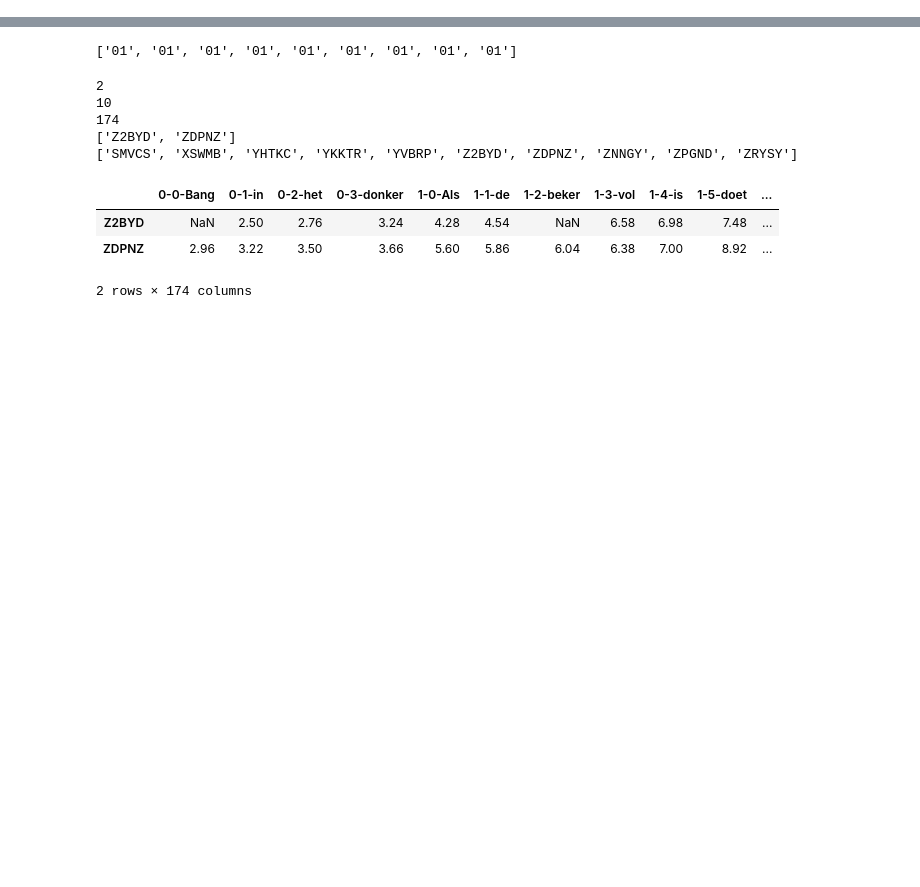
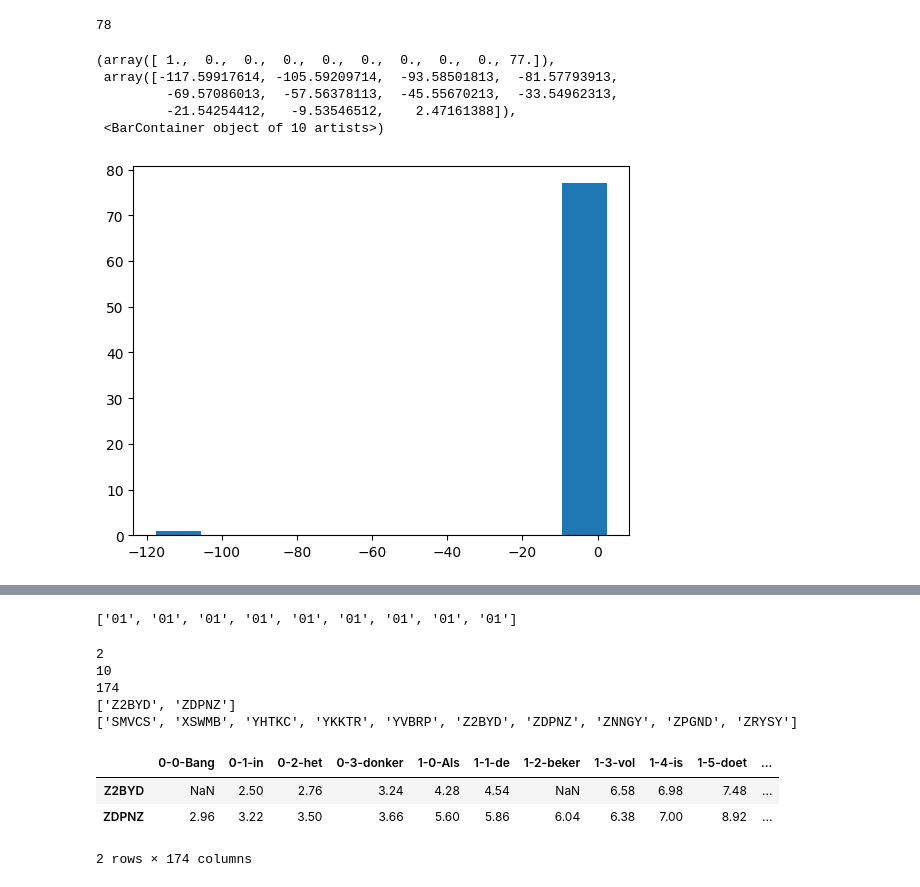
Before and after one commit to WiekeHarmsen/SERDA-experiment-repo, a Jupyter notebook: old/test-timing.ipynb, the cells around one changed output, grey strips where cells are left out. Cells and saved outputs as stored; diff of their text form; code cells hidden in the pictures; blank space fills up the shorter version.

```diff
--- a/test-timing.ipynb
+++ b/old/test-timing.ipynb
@@ -54,4 +54,5 @@ manual_asr_score_dict = {  'chunk_starttime': 'StartSpeak',
                         'chunk_duration': 'Time',
                         'finalattempt_starttime': 'StartSpeak',
                         'finalattempt_endtime': 'StopSpeak',
-                        'finalattempt_duration': 'Time'}
+                        # 'finalattempt_duration': 'Time'
+                        }
@@ -78,7 +59,7 @@ list(scores)
 # %%
-def extractStats(differenceStory1DF, taskName):
+def extractStats(differenceStoryDF, taskName):
     outputDescriptiveStatsOneTask = []
-    for studentID, row in differenceStory1DF.iterrows():
+    for studentID, row in differenceStoryDF.iterrows():
 
         scores = np.array(row).flatten()
 
@@ -86,14 +67,14 @@ def extractStats(differenceStory1DF, taskName):
         count = descriptiveStats['count']
         mean = descriptiveStats['mean']
         std = descriptiveStats['std']
-        min = descriptiveStats['min']
+        minn = descriptiveStats['min']
         perc25 = descriptiveStats['25%']
         perc50 = descriptiveStats['50%']
         perc75 = descriptiveStats['75%']
-        max = descriptiveStats['max']
+        maxx = descriptiveStats['max']
 
         # The mean should be very close to zero
-        outputDescriptiveStatsOneTask.append('\t'.join([taskName, studentID]+[str(round(nr, 3)) for nr in [mean, std, min, perc25, perc50, perc75, max]]))
+        outputDescriptiveStatsOneTask.append('\t'.join([taskName, studentID]+[str(round(nr, 3)) for nr in [mean, std, minn, perc25, perc50, perc75, maxx]]))
     return np.array(outputDescriptiveStatsOneTask)
 # %%
 task = 'story'
@@ -104,7 +85,7 @@ asrModelName='whispert_dis'
 asr_accuracy_dir = '/vol/tensusers2/wharmsen/SERDA-experiment-data/round1/stories_manann_11jan/whispert_dis/csv-scores'
 header = ['\t'.join(["task", "studentID", "mean", "std", "min", "perc25", "perc50", "perc75", "max"])]
 
-print(['story1', 'story2', 'story3'])
+# print(['story1', 'story2', 'story3'])
 
 outputDescriptiveStats = []
 for (manual_key, asr_key) in manual_asr_score_dict.items():
@@ -119,23 +100,23 @@ for (manual_key, asr_key) in manual_asr_score_dict.items():
     manualStory2DF = manualStory2DF.replace(0.0, np.nan).replace(999, np.nan)
     manualStory3DF = manualStory3DF.replace(0.0, np.nan).replace(999, np.nan)
 
-    print('c', [len(x) for x in [manualStory1DF, manualStory2DF,manualStory3DF]])
+    # print('c', [len(x) for x in [manualStory1DF, manualStory2DF,manualStory3DF]])
 
     # Preprocess Manual DFs
     asrStory1DF, asrStory2DF, asrStory3DF = read_automatic_scores(asr_accuracy_dir, task, asr_key)
 
-    asrStory1DF = asrStory1DF.loc[manualStory1DF.index].replace(999, np.nan)
-    asrStory2DF = asrStory2DF.loc[manualStory2DF.index].replace(999, np.nan)
-    asrStory3DF = asrStory3DF.loc[manualStory3DF.index].replace(999, np.nan)
+    asrStory1DF = asrStory1DF.loc[manualStory1DF.index].replace(0.0, np.nan).replace(999, np.nan)
+    asrStory2DF = asrStory2DF.loc[manualStory2DF.index].replace(0.0, np.nan).replace(999, np.nan)
+    asrStory3DF = asrStory3DF.loc[manualStory3DF.index].replace(0.0, np.nan).replace(999, np.nan)
 
-    print('3', [len(x) for x in [asrStory1DF, asrStory2DF,asrStory3DF]])
+    # print('3', [len(x) for x in [asrStory1DF, asrStory2DF,asrStory3DF]])
 
     # Subtract DFs
     differenceStory1DF = manualStory1DF - asrStory1DF
     differenceStory2DF = manualStory2DF - asrStory2DF
     differenceStory3DF = manualStory3DF - asrStory3DF
 
-    print('DIFF', [len(x) for x in [differenceStory1DF, differenceStory2DF,differenceStory3DF]])
+    # print('DIFF', [len(x) for x in [differenceStory1DF, differenceStory2DF,differenceStory3DF]])
 
     # Compute statistics for each speaker
     statsStory1 = extractStats(differenceStory1DF, 'story1')
@@ -169,0 +192,13 @@ DIFF [5, 6, 6]
+# %%
+np.count_nonzero(~np.isnan(list(differenceStory3DF.loc['YWPWY'])))
+# %% [output]
+78
+# %%
+plt.hist(list(differenceStory3DF.loc['YWPWY']))
+# %% [output]
+(array([ 1.,  0.,  0.,  0.,  0.,  0.,  0.,  0.,  0., 77.]),
+ array([-117.59917614, -105.59209714,  -93.58501813,  -81.57793913,
+         -69.57086013,  -57.56378113,  -45.55670213,  -33.54962313,
+         -21.54254412,   -9.53546512,    2.47161388]),
+ <BarContainer object of 10 artists>)
+[figure, added]
```
Also changed, not shown: parts of 13 cells of this notebook, 25 other files.
